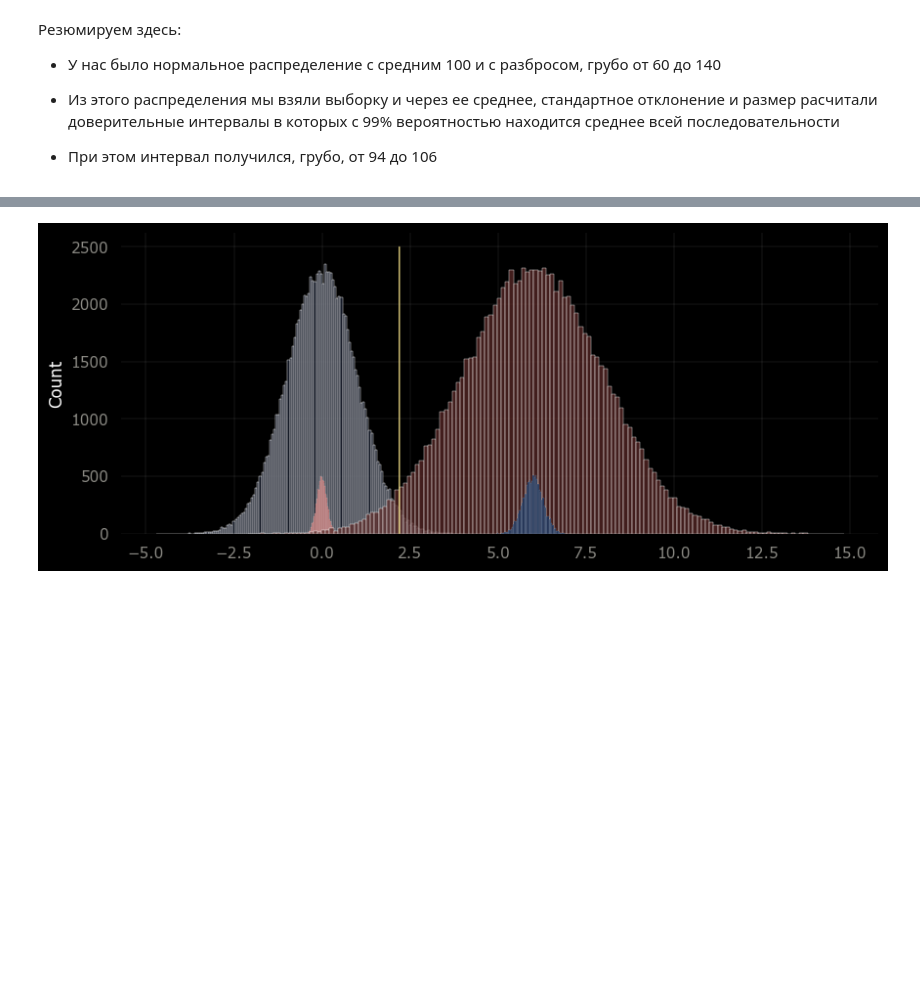
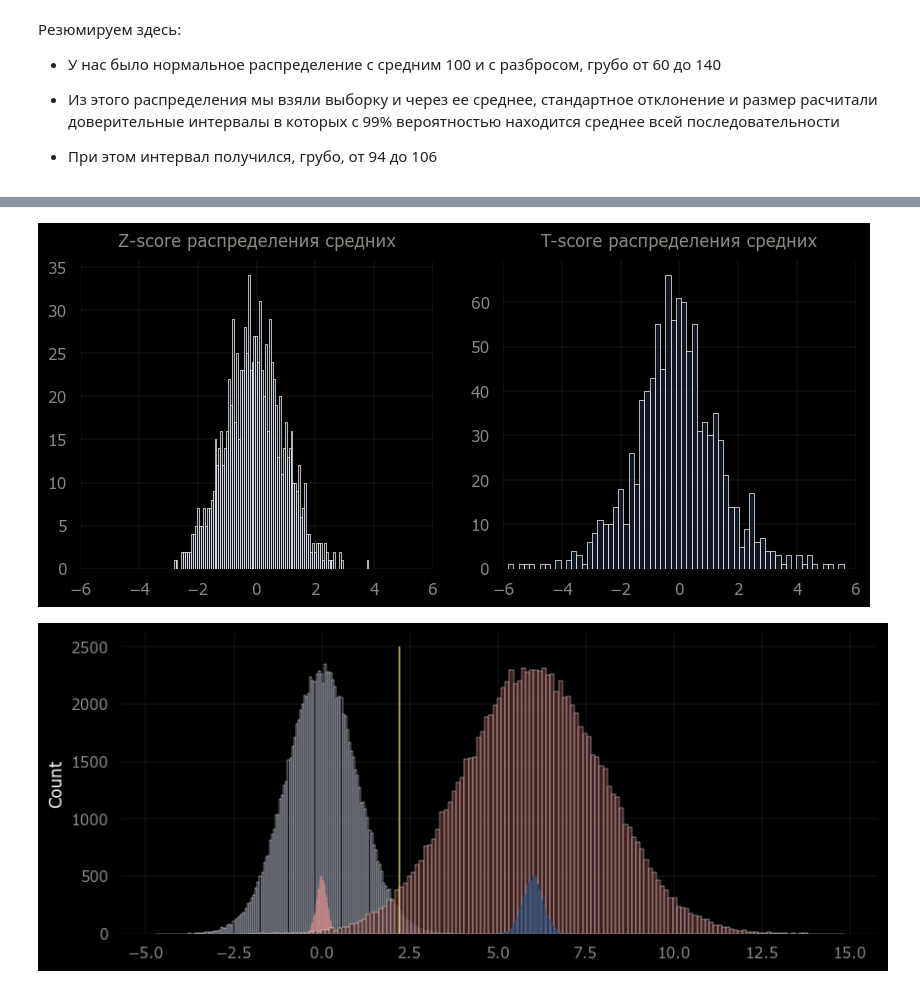
Before and after one commit to sortvalues/my_rep_01, a Jupyter notebook: Statistics/cpt_and_zbch.ipynb, the cells around one changed output, grey strips where cells are left out. Saved outputs shown, nothing was run; the diff lists cells and outputs as text; code cells hidden in the pictures; blank space fills up the shorter version.

```diff
--- a/Statistics/cpt_and_zbch.ipynb
+++ b/Statistics/cpt_and_zbch.ipynb
@@ -212,3 +308,42 @@ plt.show()
+# %%
+t_score_smpls=[]
+smpls = []
+z_smpls = []
+for _ in range(1000):
+    s = np.random.choice(nd, 5, False)
+    smpls.append(s.mean())
+    t_score_smpls.append((s.mean()-nd.mean()) / (s.std()/(5**0.5)))
+    z_smpls.append((s.mean()-nd.mean()) / (nd.std()/(5**0.5)))
+
+plt.figure(figsize=(10,4))
+plt.subplots_adjust(wspace= 0.2,
+                    hspace= 0.4)
+
+plt.subplot(1, 2, 1)
+sns.histplot(z_smpls, linewidth=0.5,color='#171e2f',bins = 100)
+plt.tick_params(axis='both', colors='#8b8a84')
+plt.title('Z-score распределения средних', fontsize=12, y=1.02,color='#8b8a84')
+plt.ylabel("", labelpad = 5, fontsize= 11, color='#8b8a84')
+plt.xlim(-6, 6)
+#plt.ylim(-5, 1005)
+for pos in ['right', 'top', 'bottom', 'left']:
+    plt.gca().spines[pos].set_visible(False)
+plt.grid(color='darkgray', linestyle='-', linewidth=0.1)
+
+plt.subplot(1, 2, 2)
+sns.histplot(t_score_smpls, linewidth=0.5,color='#171e2f', bins = 100)
+plt.tick_params(axis='both', colors='#8b8a84')
+plt.title('T-score распределения средних', fontsize=12, y=1.02,color='#8b8a84')
+plt.ylabel("", labelpad = 5, fontsize= 11, color='#8b8a84')
+plt.xlim(-6, 6)
+#plt.ylim(-5, 1005)
+for pos in ['right', 'top', 'bottom', 'left']:
+    plt.gca().spines[pos].set_visible(False)
+plt.grid(color='darkgray', linestyle='-', linewidth=0.1)
+
+plt.show()
+# %% [output]
+[figure, added]
 # %%
 t2 = np.random.normal(size = 100000)
 t3 = np.random.normal(6,2,size = 100000)
```
Also changed, not shown: parts of 5 cells of this notebook.
